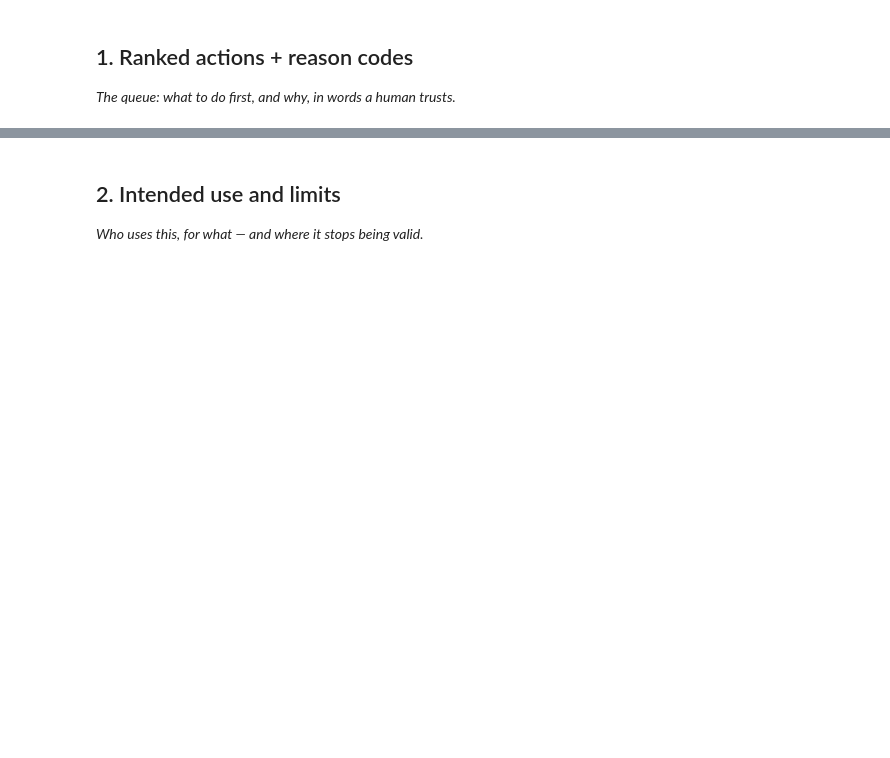
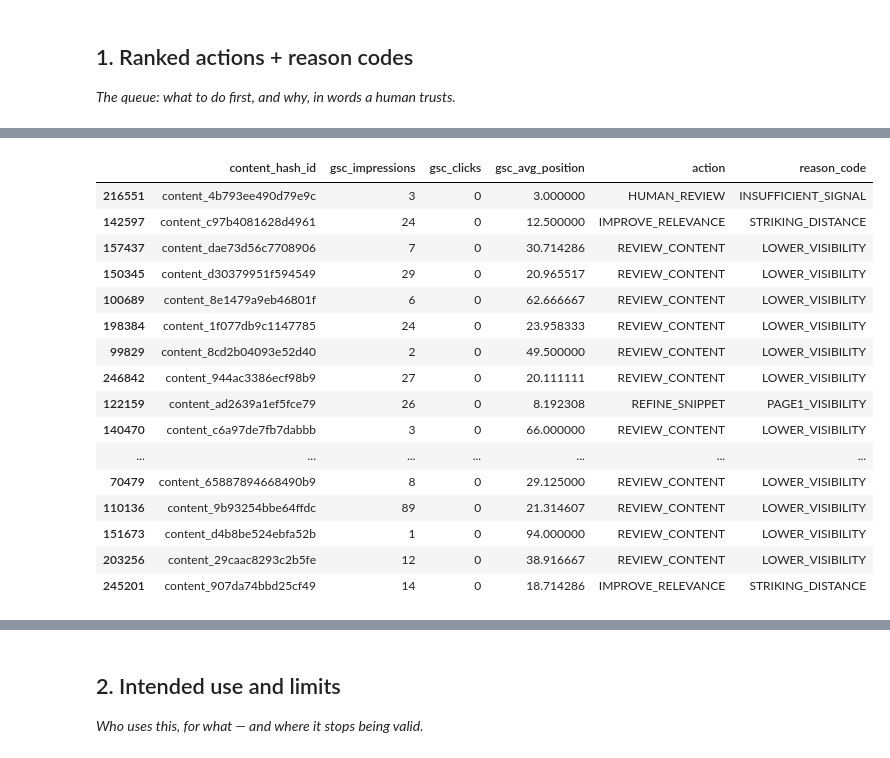
Before and after one commit to jenilrupareliya5150-bit/FlyRankAi-ml-Track, a Jupyter notebook: work/notebooks/w07_action_playbook.ipynb, the cells around one changed output, grey strips where cells are left out. Cells and saved outputs as stored; diff of their text form; code cells hidden in the pictures; blank space fills up the shorter version.

```diff
--- a/work/notebooks/w07_action_playbook.ipynb
+++ b/work/notebooks/w07_action_playbook.ipynb
@@ -320,0 +270,58 @@ display(
+# %%
+def choose_action(row):
+    position = row["gsc_avg_position"]
+    impressions = row["gsc_impressions"]
+    clicks = row["gsc_clicks"]
+
+    # Page 1: improve click capture
+    if 4 <= position <= 10 and impressions > 0:
+        return "REFINE_SNIPPET", "PAGE1_VISIBILITY"
+
+    # Striking distance: improve relevance
+    if 11 <= position <= 20 and impressions > 0:
+        return "IMPROVE_RELEVANCE", "STRIKING_DISTANCE"
+
+    # Low visibility: only act if there is some measurable signal
+    if position > 20 and impressions > 0:
+        return "REVIEW_CONTENT", "LOWER_VISIBILITY"
+
+    # No meaningful search signal
+    return "HUMAN_REVIEW", "INSUFFICIENT_SIGNAL"
+
+
+action_df[["action", "reason_code"]] = action_df.apply(
+    choose_action,
+    axis=1,
+    result_type="expand"
+)
+
+display(
+    action_df[
+        [
+            "content_hash_id",
+            "gsc_impressions",
+            "gsc_clicks",
+            "gsc_avg_position",
+            "action",
+            "reason_code"
+        ]
+    ].sample(20)
+)
+# %% [output]
+|  | content_hash_id | gsc_impressions | gsc_clicks | gsc_avg_position | action | reason_code |
+| 216551 | content_4b793ee490d79e9c | 3 | 0 | 3.000000 | HUMAN_REVIEW | INSUFFICIENT_SIGNAL |
+| 142597 | content_c97b4081628d4961 | 24 | 0 | 12.500000 | IMPROVE_RELEVANCE | STRIKING_DISTANCE |
+| 157437 | content_dae73d56c7708906 | 7 | 0 | 30.714286 | REVIEW_CONTENT | LOWER_VISIBILITY |
+| 150345 | content_d30379951f594549 | 29 | 0 | 20.965517 | REVIEW_CONTENT | LOWER_VISIBILITY |
+| 100689 | content_8e1479a9eb46801f | 6 | 0 | 62.666667 | REVIEW_CONTENT | LOWER_VISIBILITY |
+| 198384 | content_1f077db9c1147785 | 24 | 0 | 23.958333 | REVIEW_CONTENT | LOWER_VISIBILITY |
+| 99829 | content_8cd2b04093e52d40 | 2 | 0 | 49.500000 | REVIEW_CONTENT | LOWER_VISIBILITY |
+| 246842 | content_944ac3386ecf98b9 | 27 | 0 | 20.111111 | REVIEW_CONTENT | LOWER_VISIBILITY |
+| 122159 | content_ad2639a1ef5fce79 | 26 | 0 | 8.192308 | REFINE_SNIPPET | PAGE1_VISIBILITY |
+| 140470 | content_c6a97de7fb7dabbb | 3 | 0 | 66.000000 | REVIEW_CONTENT | LOWER_VISIBILITY |
+| ... | ... | ... | ... | ... | ... | ... |
+| 70479 | content_65887894668490b9 | 8 | 0 | 29.125000 | REVIEW_CONTENT | LOWER_VISIBILITY |
+| 110136 | content_9b93254bbe64ffdc | 89 | 0 | 21.314607 | REVIEW_CONTENT | LOWER_VISIBILITY |
+| 151673 | content_d4b8be524ebfa52b | 1 | 0 | 94.000000 | REVIEW_CONTENT | LOWER_VISIBILITY |
+| 203256 | content_29caac8293c2b5fe | 12 | 0 | 38.916667 | REVIEW_CONTENT | LOWER_VISIBILITY |
+| 245201 | content_907da74bbd25cf49 | 14 | 0 | 18.714286 | IMPROVE_RELEVANCE | STRIKING_DISTANCE |
```
Also changed, not shown: parts of 40 cells of this notebook.
